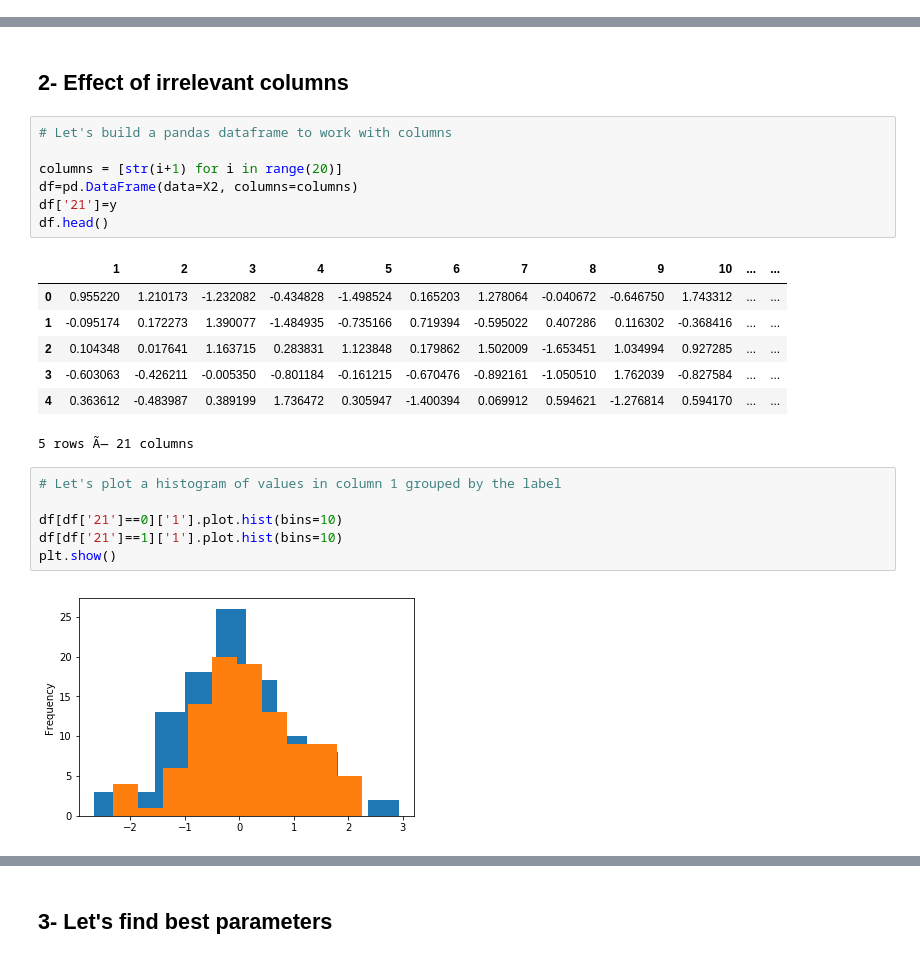
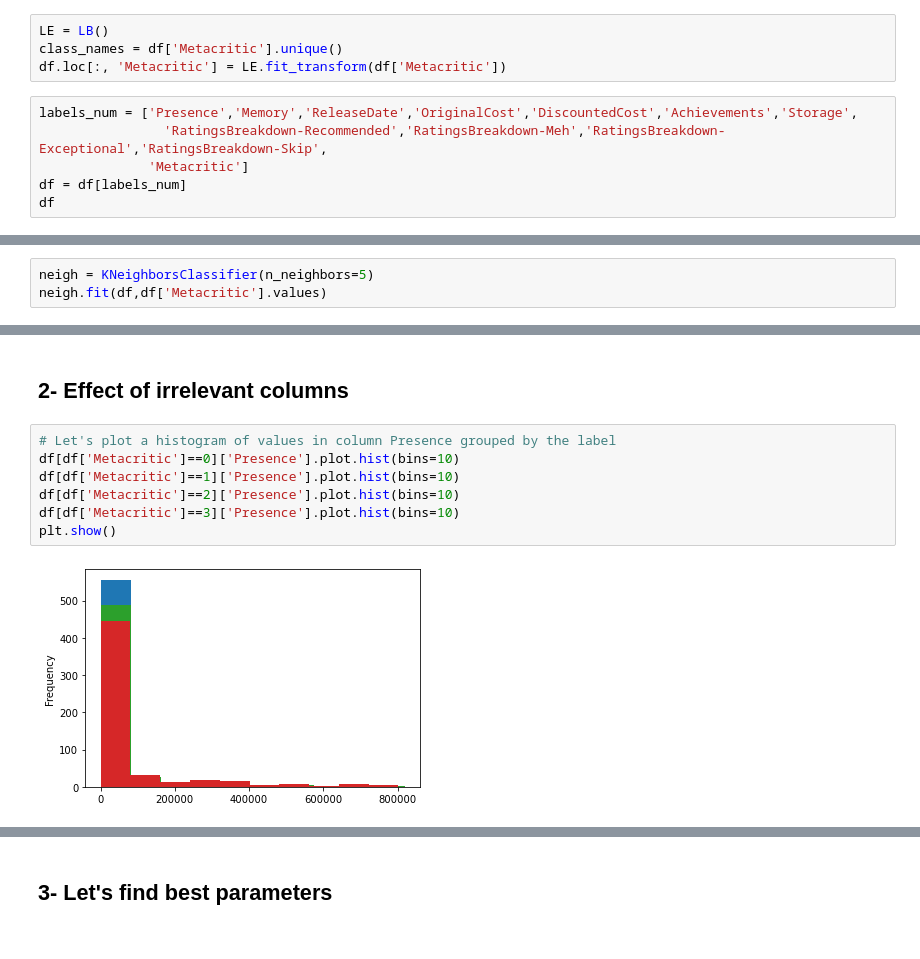
Before and after one commit to Asocsar/MD, a Jupyter notebook: Second_Part/KNN-raco.ipynb, the cells around one changed output, grey strips where cells are left out. Drawn from its saved outputs; the diff is of its cells as text.

```diff
--- a/Second_Part/KNN-raco.ipynb
+++ b/Second_Part/KNN-raco.ipynb
@@ -17,0 +20,10 @@ df.head()
+# %%
+LE = LB()
+class_names = df['Metacritic'].unique()
+df.loc[:, 'Metacritic'] = LE.fit_transform(df['Metacritic'])
+# %%
+labels_num = ['Presence','Memory','ReleaseDate','OriginalCost','DiscountedCost','Achievements','Storage',
+                'RatingsBreakdown-Recommended','RatingsBreakdown-Meh','RatingsBreakdown-Exceptional','RatingsBreakdown-Skip',
+              'Metacritic']
+df = df[labels_num]
+df
@@ -17,0 +44,3 @@ df.head()
+# %%
+neigh = KNeighborsClassifier(n_neighbors=5)
+neigh.fit(df,df['Metacritic'].values)
@@ -109,25 +108,11 @@ np.mean(cv_scores)
 # %% [markdown]
 ## 2- Effect of irrelevant columns
-# %%
-# Let's build a pandas dataframe to work with columns
-
-columns = [str(i+1) for i in range(20)]
-df=pd.DataFrame(data=X2, columns=columns)
-df['21']=y
-df.head()
-# %% [output]
-|  | 1 | 2 | 3 | 4 | 5 | 6 | 7 | 8 | 9 | 10 | ... | ... |
-| 0 | 0.955220 | 1.210173 | -1.232082 | -0.434828 | -1.498524 | 0.165203 | 1.278064 | -0.040672 | -0.646750 | 1.743312 | ... | ... |
-| 1 | -0.095174 | 0.172273 | 1.390077 | -1.484935 | -0.735166 | 0.719394 | -0.595022 | 0.407286 | 0.116302 | -0.368416 | ... | ... |
-| 2 | 0.104348 | 0.017641 | 1.163715 | 0.283831 | 1.123848 | 0.179862 | 1.502009 | -1.653451 | 1.034994 | 0.927285 | ... | ... |
-| 3 | -0.603063 | -0.426211 | -0.005350 | -0.801184 | -0.161215 | -0.670476 | -0.892161 | -1.050510 | 1.762039 | -0.827584 | ... | ... |
-| 4 | 0.363612 | -0.483987 | 0.389199 | 1.736472 | 0.305947 | -1.400394 | 0.069912 | 0.594621 | -1.276814 | 0.594170 | ... | ... |
-5 rows Ã— 21 columns
 # %%
-# Let's plot a histogram of values in column 1 grouped by the label
-
-df[df['21']==0]['1'].plot.hist(bins=10)
-df[df['21']==1]['1'].plot.hist(bins=10)
+# Let's plot a histogram of values in column Presence grouped by the label
+df[df['Metacritic']==0]['Presence'].plot.hist(bins=10)
+df[df['Metacritic']==1]['Presence'].plot.hist(bins=10)
+df[df['Metacritic']==2]['Presence'].plot.hist(bins=10)
+df[df['Metacritic']==3]['Presence'].plot.hist(bins=10)
 plt.show()
 # %% [output]
-[figure, old version]
+[figure, new version]
```
Also changed, not shown: parts of 31 cells of this notebook, 6 other files.
